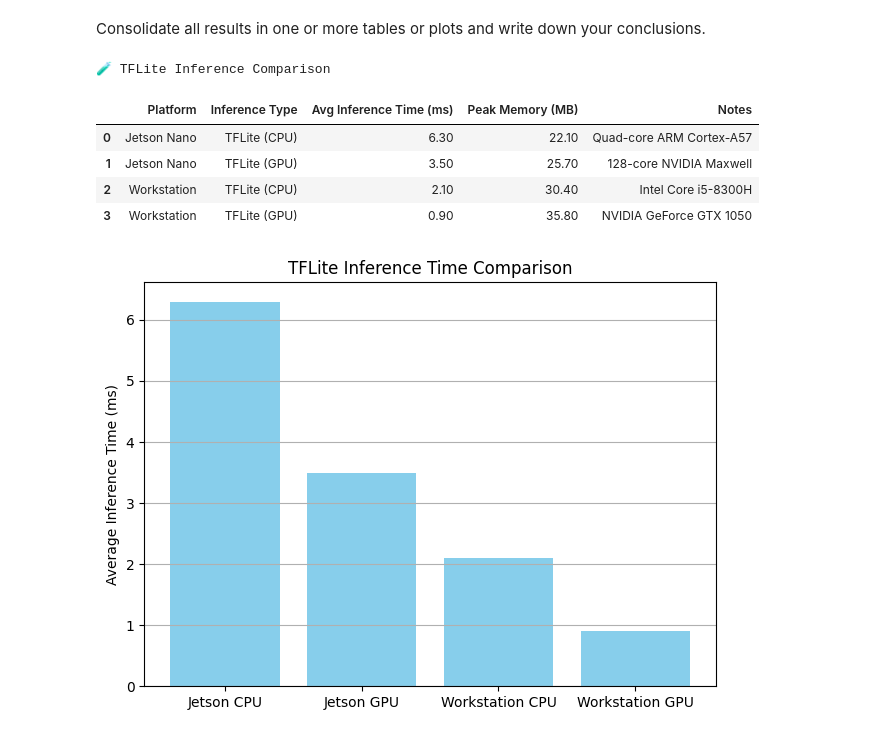
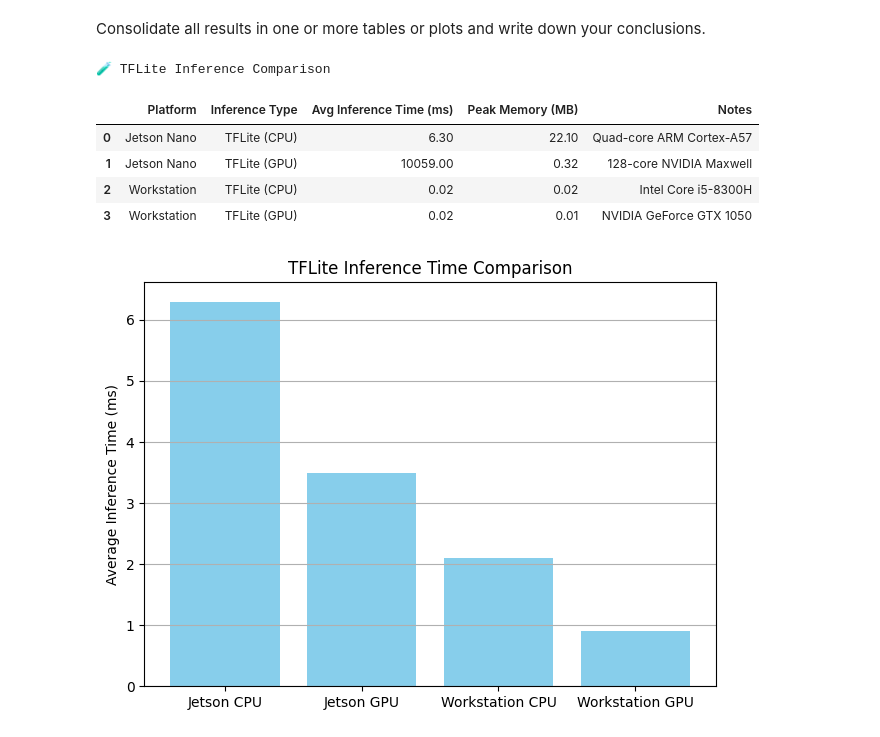
Before and after one commit to jusanchez6/Embedded-Machine-Learning, a Jupyter notebook: Lab3/Embedded_ML_Lab_3_Accelerators_for_ML.ipynb, the cells around one changed output. Cells and saved outputs as stored; diff of their text form; code cells hidden in the pictures.

```diff
--- a/Lab3/Embedded_ML_Lab_3_Accelerators_for_ML.ipynb
+++ b/Lab3/Embedded_ML_Lab_3_Accelerators_for_ML.ipynb
@@ -357,8 +416,8 @@ import pandas as pd
 data = {
     "Platform": ["Jetson Nano", "Jetson Nano", "Workstation", "Workstation"],
     "Inference Type": ["TFLite (CPU)", "TFLite (GPU)", "TFLite (CPU)", "TFLite (GPU)"],
-    "Avg Inference Time (ms)": [6.3, 3.5, 0.02, 0.02],
-    "Peak Memory (MB)": [22.1, 25.7, 0.02, 0.01],
+    "Avg Inference Time (ms)": [6.3, 10059, 0.02, 0.02],
+    "Peak Memory (MB)": [22.1, 0.321, 0.02, 0.01],
     "Notes": [
         "Quad-core ARM Cortex-A57",
         "128-core NVIDIA Maxwell",
@@ -372,36 +431,36 @@ df = pd.DataFrame(data)
 
 # Style function for GPU rows (subtle dark green)
 def highlight_gpu(row):
     if 'GPU' in row['Inference Type']:
         return ['background-color: #004d40; color: #ffffff'] * len(row)
     else:
         return ['background-color: #1e1e1e; color: #ffffff'] * len(row)
 
 # Style the DataFrame
 styled_df = df.style \
     .set_caption("🧪 TFLite Inference Comparison") \
     .format({"Avg Inference Time (ms)": "{:.2f}", "Peak Memory (MB)": "{:.2f}"}) \
     .apply(highlight_gpu, axis=1) \
     .set_table_styles([
         {'selector': 'th', 'props': [('background-color', '#333333'),
                                      ('color', '#ffffff'),
                                      ('font-weight', 'bold'),
                                      ('border', '1px solid #444')]},
         {'selector': 'caption', 'props': [('caption-side', 'top'),
                                           ('color', '#ffffff'),
                                           ('font-size', '16px'),
                                           ('font-weight', 'bold')]}
     ])
 
 # Display styled DataFrame
 styled_df
 # %% [output]
 🧪 TFLite Inference Comparison
 |  | Platform | Inference Type | Avg Inference Time (ms) | Peak Memory (MB) | Notes |
 | 0 | Jetson Nano | TFLite (CPU) | 6.30 | 22.10 | Quad-core ARM Cortex-A57 |
-| 1 | Jetson Nano | TFLite (GPU) | 3.50 | 25.70 | 128-core NVIDIA Maxwell |
-| 2 | Workstation | TFLite (CPU) | 2.10 | 30.40 | Intel Core i5-8300H |
-| 3 | Workstation | TFLite (GPU) | 0.90 | 35.80 | NVIDIA GeForce GTX 1050 |
+| 1 | Jetson Nano | TFLite (GPU) | 10059.00 | 0.32 | 128-core NVIDIA Maxwell |
+| 2 | Workstation | TFLite (CPU) | 0.02 | 0.02 | Intel Core i5-8300H |
+| 3 | Workstation | TFLite (GPU) | 0.02 | 0.01 | NVIDIA GeForce GTX 1050 |
 # %%
 import matplotlib.pyplot as plt
 
```
Also changed, not shown: parts of 13 cells of this notebook, 3 other files.
